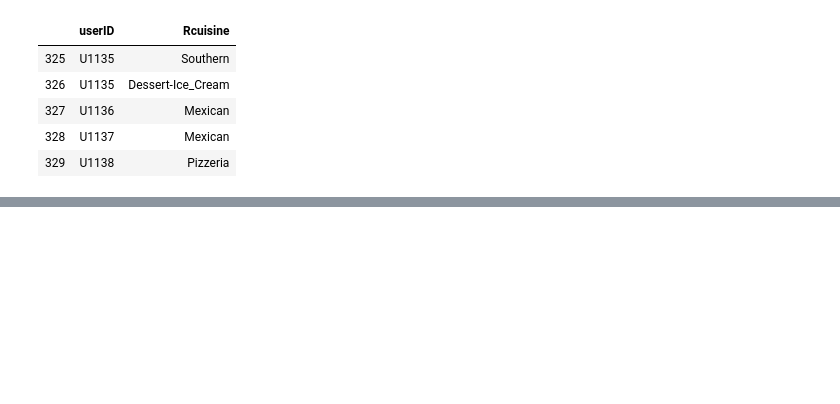
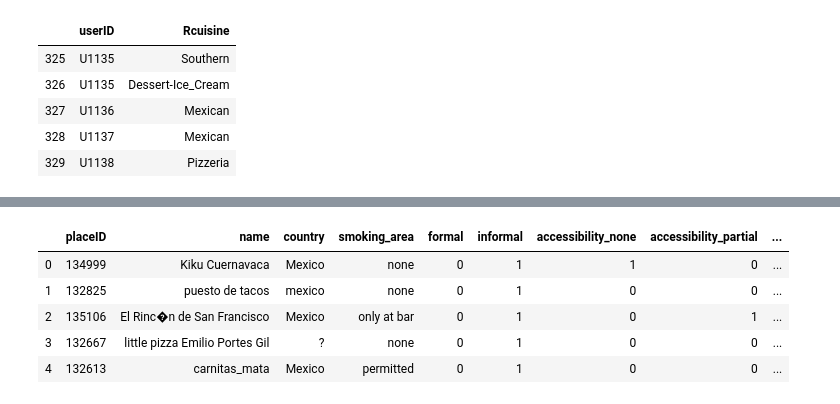
Before and after one commit to EdwinWalela/restaurant-recommender, a Jupyter notebook: Data analysis.ipynb, the cells around one changed output, grey strips where cells are left out. Cells and saved outputs as stored; diff of their text form; code cells hidden in the pictures; blank space fills up the shorter version.

```diff
--- a/Data analysis.ipynb
+++ b/Data analysis.ipynb
@@ -55,0 +144,25 @@ user_profile.head()
+# %%
+ambience = pd.get_dummies(restaurants['Rambience'],drop_first=True,prefix='ambience')
+restaurants = pd.concat([restaurants.reset_index(drop=True),ambience.reset_index(drop=True)],axis=1)
+restaurants.drop(['Rambience'],axis=1,inplace=True)
+# %%
+franchise = pd.get_dummies(restaurants['franchise'],drop_first=True,prefix='franchise')
+restaurants = pd.concat([restaurants.reset_index(drop=True),franchise.reset_index(drop=True)],axis=1)
+restaurants.drop(['franchise'],axis=1,inplace=True)
+# %%
+area = pd.get_dummies(restaurants['area'],drop_first=True,prefix='area')
+restaurants = pd.concat([restaurants.reset_index(drop=True),area.reset_index(drop=True)],axis=1)
+restaurants.drop(['area'],axis=1,inplace=True)
+# %%
+alcohol = pd.get_dummies(restaurants['alcohol'],drop_first=True,prefix='alcohol')
+restaurants = pd.concat([restaurants.reset_index(drop=True),alcohol.reset_index(drop=True)],axis=1)
+restaurants.drop(['alcohol'],axis=1,inplace=True)
+# %%
+restaurants.head()
+# %% [output]
+|  | placeID | name | country | smoking_area | formal | informal | accessibility_none | accessibility_partial | ... |
+| 0 | 134999 | Kiku Cuernavaca | Mexico | none | 0 | 1 | 1 | 0 | ... |
+| 1 | 132825 | puesto de tacos | mexico | none | 0 | 1 | 0 | 0 | ... |
+| 2 | 135106 | El Rinc�n de San Francisco | Mexico | only at bar | 0 | 1 | 0 | 1 | ... |
+| 3 | 132667 | little pizza Emilio Portes Gil | ? | none | 0 | 1 | 0 | 0 | ... |
+| 4 | 132613 | carnitas_mata | Mexico | permitted | 0 | 1 | 0 | 0 | ... |
```
Also changed, not shown: parts of 18 cells of this notebook.
